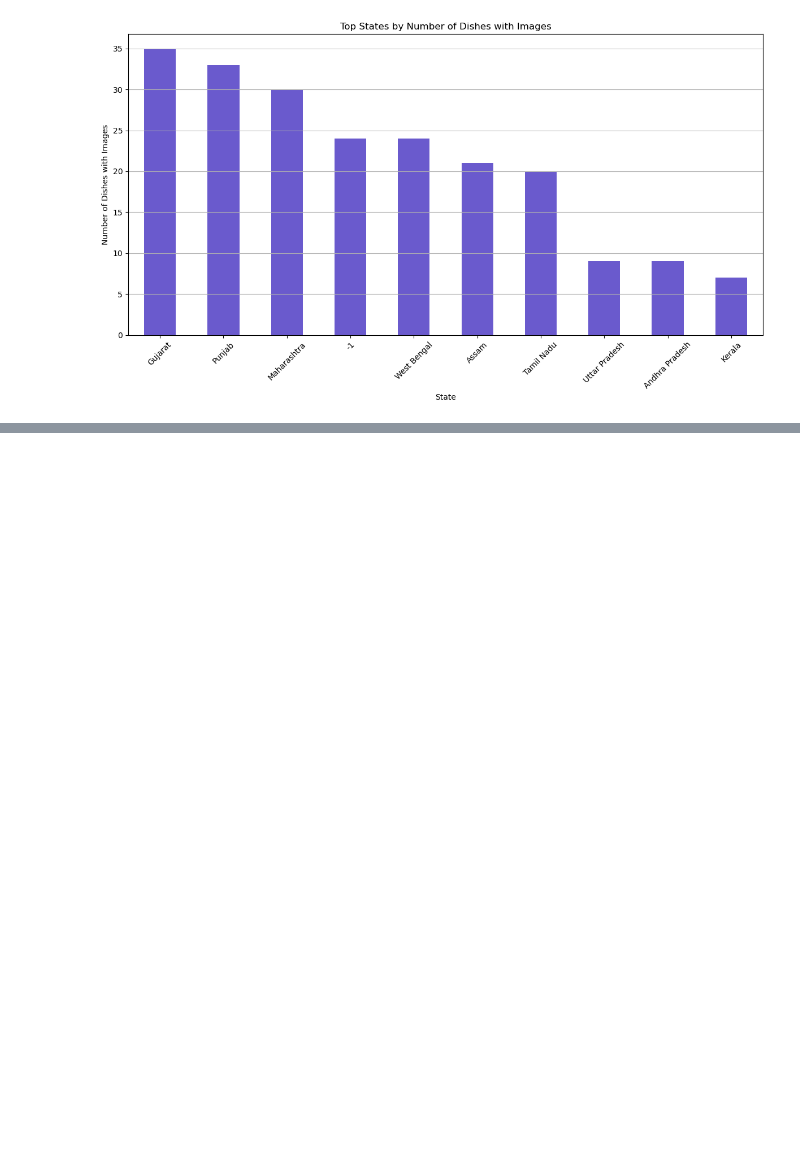
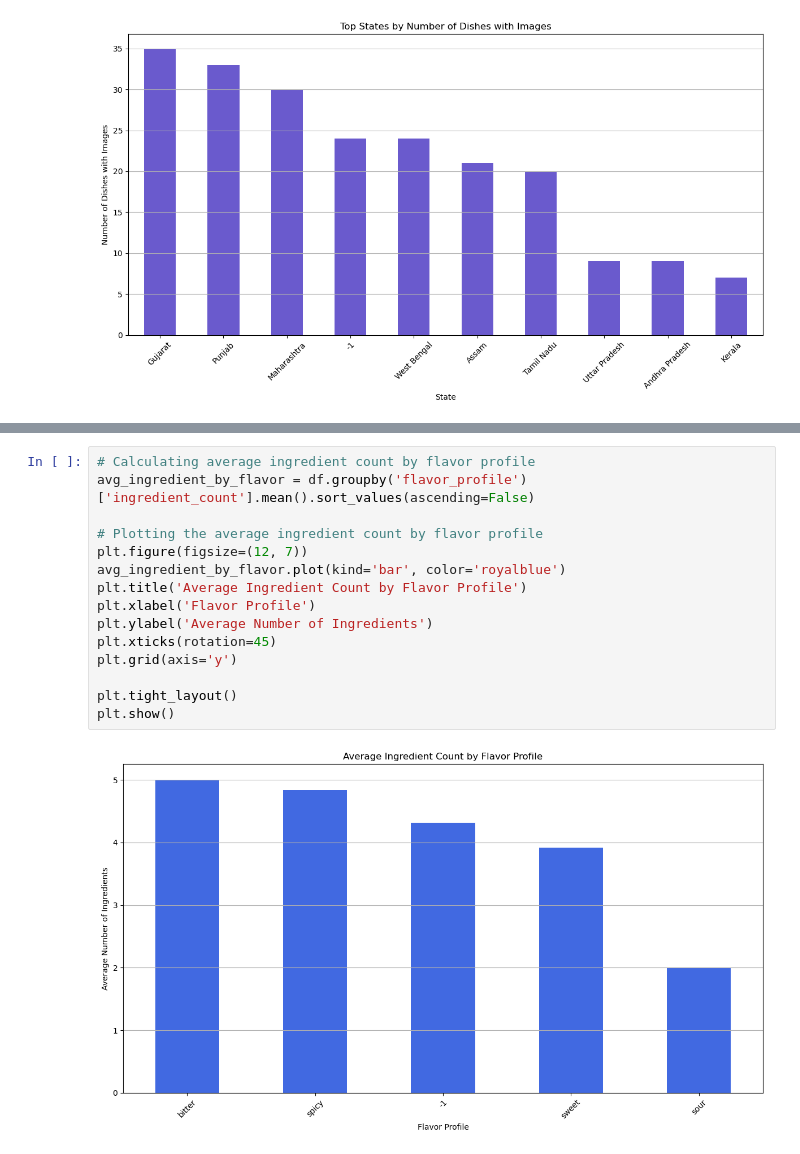
Before and after one commit to raj-rajat/Indian-Food-Dataset, a Jupyter notebook: indian-food-dataset.ipynb, the cells around one changed output, grey strips where cells are left out. Saved outputs shown, nothing was run; the diff lists cells and outputs as text; blank space fills up the shorter version.

```diff
--- a/indian-food-dataset.ipynb
+++ b/indian-food-dataset.ipynb
@@ -848,0 +875,17 @@ plt.show()
+# %%
+# Calculating average ingredient count by flavor profile
+avg_ingredient_by_flavor = df.groupby('flavor_profile')['ingredient_count'].mean().sort_values(ascending=False)
+
+# Plotting the average ingredient count by flavor profile
+plt.figure(figsize=(12, 7))
+avg_ingredient_by_flavor.plot(kind='bar', color='royalblue')
+plt.title('Average Ingredient Count by Flavor Profile')
+plt.xlabel('Flavor Profile')
+plt.ylabel('Average Number of Ingredients')
+plt.xticks(rotation=45)
+plt.grid(axis='y')
+
+plt.tight_layout()
+plt.show()
+# %% [output]
+[figure, added]
```
Also changed, not shown: parts of 19 cells of this notebook.
